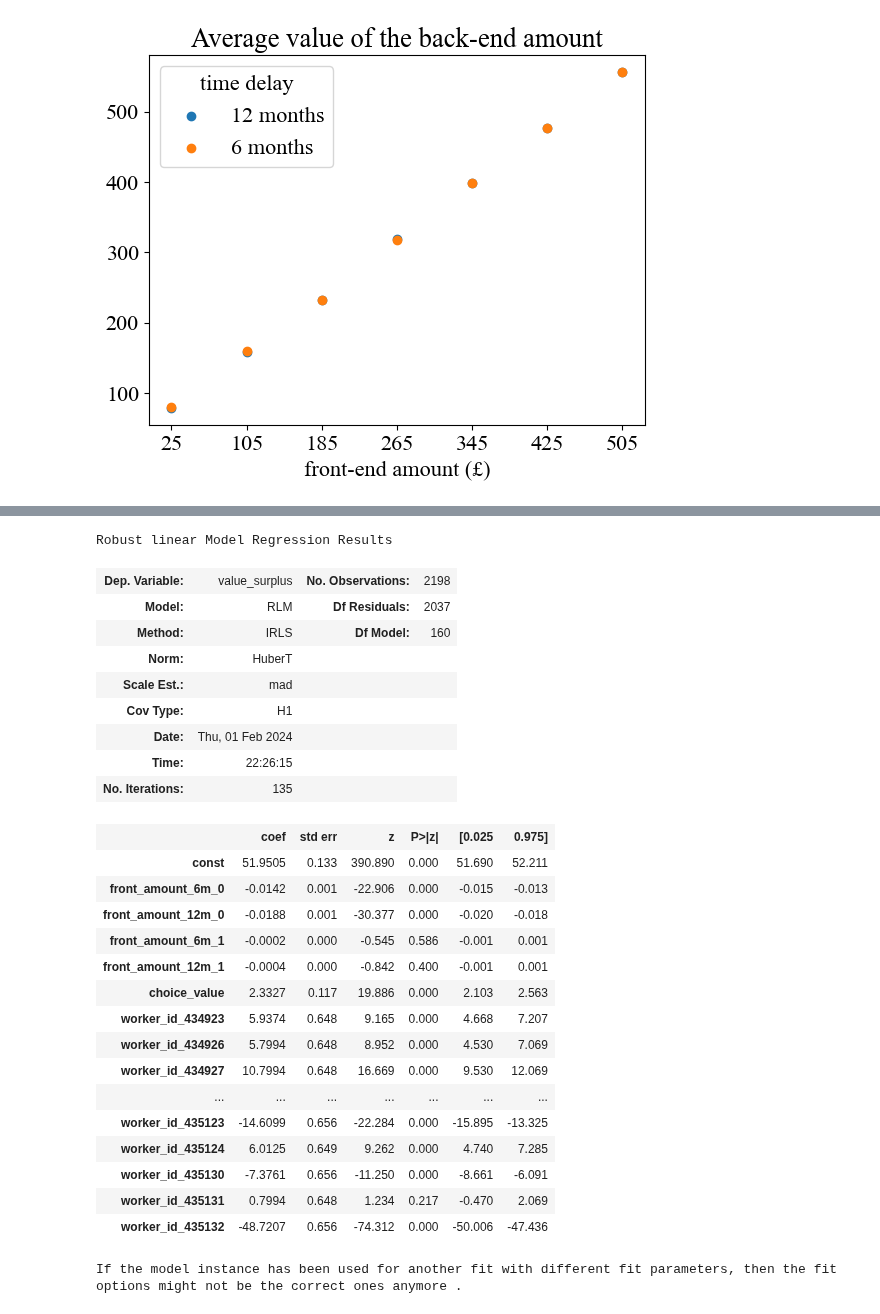
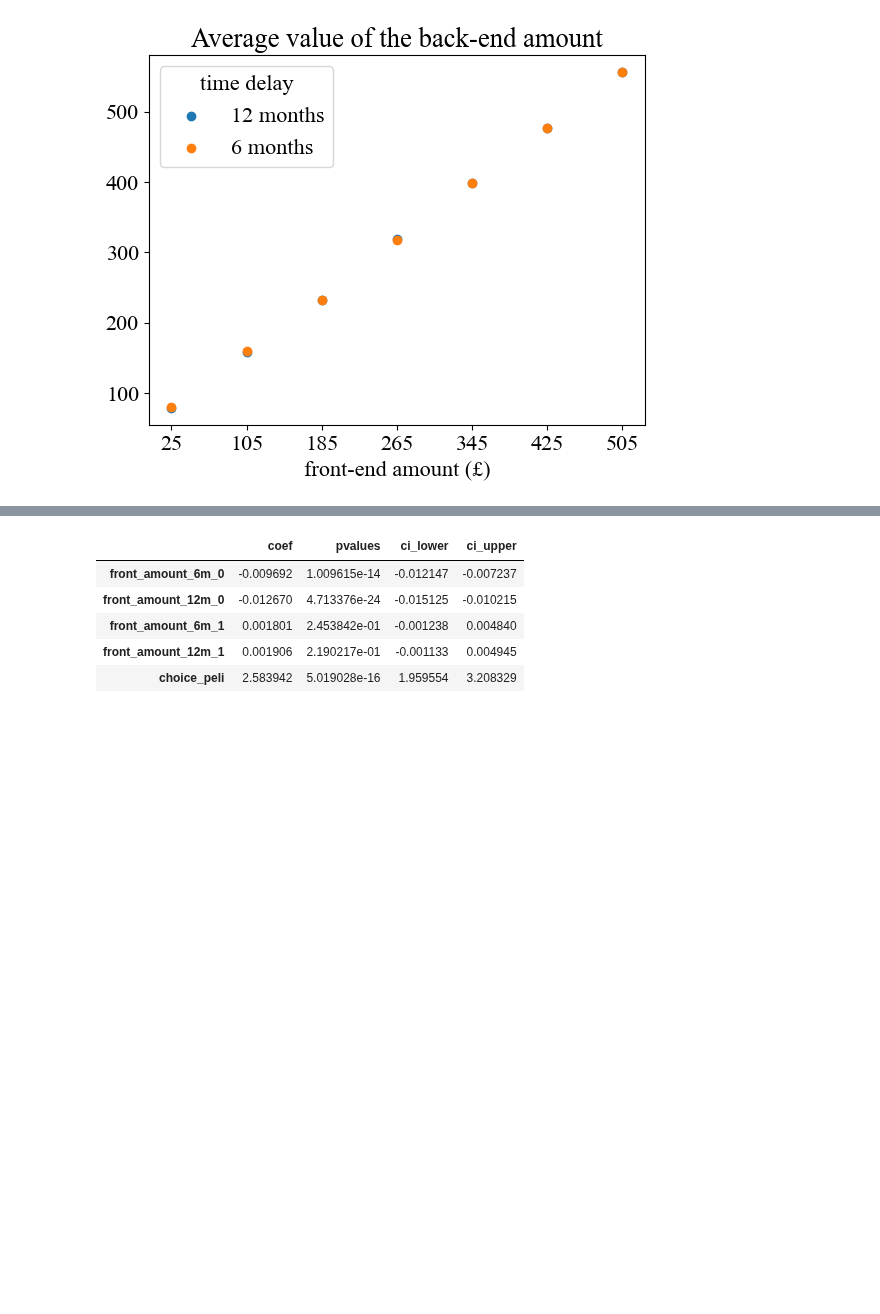
Before and after one commit to zarkwang/attention_discount_project, a Jupyter notebook: experiment_2/analysis.ipynb, the cells around one changed output, grey strips where cells are left out. Drawn from its saved outputs; the diff is of its cells as text; code cells hidden in the pictures; blank space fills up the shorter version.

```diff
--- a/experiment_2/analysis.ipynb
+++ b/experiment_2/analysis.ipynb
@@ -171,17 +156,17 @@ SignificanceResult(statistic=-0.016437572770570754, pvalue=0.5328273275241426)
 # %%
 df['front_amount_6m'] = df['front_amount'] * (df['seq_length'] == '6 months')
 df['front_amount_12m'] = df['front_amount'] * (df['seq_length'] == '12 months')
-df['front_amount_6m_0'] = df['front_amount_6m']  * (df['label'] == 0)
-df['front_amount_6m_1'] = df['front_amount_6m']  * (df['label'] == 1)
-df['front_amount_12m_0'] = df['front_amount_12m']  * (df['label'] == 0)
-df['front_amount_12m_1'] = df['front_amount_12m']  * (df['label'] == 1)
+df['front_amount_6m_0'] = df['front_amount_6m']  * (df['label_gmm'] == 0)
+df['front_amount_6m_1'] = df['front_amount_6m']  * (df['label_gmm'] == 1)
+df['front_amount_12m_0'] = df['front_amount_12m']  * (df['label_gmm'] == 0)
+df['front_amount_12m_1'] = df['front_amount_12m']  * (df['label_gmm'] == 1)
 
 
 df_dummy = pd.concat([df,pd.get_dummies(df['worker_id'], prefix='worker_id')],axis=1)
 df_filtered = utils.rule_out_outlier(df_dummy,col_name='value_surplus')
 
-reg_cols_baseline = ['front_amount_6m','front_amount_12m','choice_value']
-reg_cols_label = ['front_amount_6m_0','front_amount_12m_0','front_amount_6m_1','front_amount_12m_1','choice_value']
+reg_cols_baseline = ['front_amount_6m','front_amount_12m','choice_peli']
+reg_cols_label = ['front_amount_6m_0','front_amount_12m_0','front_amount_6m_1','front_amount_12m_1','choice_peli']
 reg_cols_dummy = reg_cols_baseline + [col for col in df_dummy.columns if col.startswith('worker_id_')]
 reg_cols_dummy_2 = reg_cols_label + [col for col in df_dummy.columns if col.startswith('worker_id_')]
 
@@ -189,6 +174,6 @@ y = df_filtered['value_surplus']
 X = sm.add_constant(df_filtered[reg_cols_baseline]).astype(float)
 
 model_ols_pool_1 = sm.OLS(endog = y , exog = X).fit()
-# model_ols_pool_1.summary()
+model_ols_pool_1.summary()
 # %% [output]
 Number of outliers (lower and upper): [4, 8]
@@ -215,10 +306,3 @@ model_ols_fe = sm.OLS(endog = y , exog = X).fit()
-# %%
-reg_cols_dummy_2 = reg_cols_label + [col for col in df_dummy.columns if col.startswith('worker_id_')]
-y = df_filtered['value_surplus']
-X = sm.add_constant(df_filtered[reg_cols_dummy_2]).astype(float)
-
-model_ols_fe_2 = sm.OLS(endog = y , exog = X).fit()
-# model_ols_fe_2.summary()
 # %%
 y = df_dummy['value_surplus']
 X = sm.add_constant(df_dummy[reg_cols_dummy]).astype(float)
@@ -227,37 +315,19 @@ model_rlm_fe = sm.RLM(endog=y,exog=X,M=sm.robust.norms.HuberT()).fit(maxiter=300
 # %%
 y = df_dummy['value_surplus']
 X = sm.add_constant(df_dummy[reg_cols_dummy_2]).astype(float)
+model_rlm_fe_2 = sm.RLM(endog=y,exog=X,M=sm.robust.norms.HuberT()).fit(maxiter=200,scale_est=sm.robust.scale.HuberScale())
 
-model_rlm_fe_2 = sm.RLM(endog=y,exog=X,M=sm.robust.norms.HuberT()).fit(maxiter=300)
-model_rlm_fe_2.summary()
+pd.concat([model_rlm_fe_2.params[reg_cols_label].rename('coef'),
+           model_rlm_fe_2.pvalues[reg_cols_label].rename('pvalues'),
+           model_rlm_fe_2.conf_int().loc[reg_cols_label].rename(columns={0:'ci_lower',1:'ci_upper'})],
+           axis=1)
 # %% [output]
-Robust linear Model Regression Results
-| Dep. Variable: | value_surplus | No. Observations: | 2198 |
-| Model: | RLM | Df Residuals: | 2037 |
-| Method: | IRLS | Df Model: | 160 |
-| Norm: | HuberT |  |  |
-| Scale Est.: | mad |  |  |
-| Cov Type: | H1 |  |  |
-| Date: | Thu, 01 Feb 2024 |  |  |
-| Time: | 22:26:15 |  |  |
-| No. Iterations: | 135 |  |  |
+|  | coef | pvalues | ci_lower | ci_upper |
+| front_amount_6m_0 | -0.009692 | 1.009615e-14 | -0.012147 | -0.007237 |
+| front_amount_12m_0 | -0.012670 | 4.713376e-24 | -0.015125 | -0.010215 |
+| front_amount_6m_1 | 0.001801 | 2.453842e-01 | -0.001238 | 0.004840 |
+| front_amount_12m_1 | 0.001906 | 2.190217e-01 | -0.001133 | 0.004945 |
+| choice_peli | 2.583942 | 5.019028e-16 | 1.959554 | 3.208329 |
-|  | coef | std err | z | P>|z| | [0.025 | 0.975] |
-| const | 51.9505 | 0.133 | 390.890 | 0.000 | 51.690 | 52.211 |
-| front_amount_6m_0 | -0.0142 | 0.001 | -22.906 | 0.000 | -0.015 | -0.013 |
-| front_amount_12m_0 | -0.0188 | 0.001 | -30.377 | 0.000 | -0.020 | -0.018 |
-| front_amount_6m_1 | -0.0002 | 0.000 | -0.545 | 0.586 | -0.001 | 0.001 |
-| front_amount_12m_1 | -0.0004 | 0.000 | -0.842 | 0.400 | -0.001 | 0.001 |
-| choice_value | 2.3327 | 0.117 | 19.886 | 0.000 | 2.103 | 2.563 |
-| worker_id_434923 | 5.9374 | 0.648 | 9.165 | 0.000 | 4.668 | 7.207 |
-| worker_id_434926 | 5.7994 | 0.648 | 8.952 | 0.000 | 4.530 | 7.069 |
-| worker_id_434927 | 10.7994 | 0.648 | 16.669 | 0.000 | 9.530 | 12.069 |
-| ... | ... | ... | ... | ... | ... | ... |
-| worker_id_435123 | -14.6099 | 0.656 | -22.284 | 0.000 | -15.895 | -13.325 |
-| worker_id_435124 | 6.0125 | 0.649 | 9.262 | 0.000 | 4.740 | 7.285 |
-| worker_id_435130 | -7.3761 | 0.656 | -11.250 | 0.000 | -8.661 | -6.091 |
-| worker_id_435131 | 0.7994 | 0.648 | 1.234 | 0.217 | -0.470 | 2.069 |
-| worker_id_435132 | -48.7207 | 0.656 | -74.312 | 0.000 | -50.006 | -47.436 |
-If the model instance has been used for another fit with different fit parameters, then the fit options might not be the correct ones anymore .
 # %%
 pplot = sm.ProbPlot(model_rlm_fe_2.resid)
 fig = pplot.qqplot(line='s')
```
Also changed, not shown: parts of 22 cells of this notebook, 8 other files.
